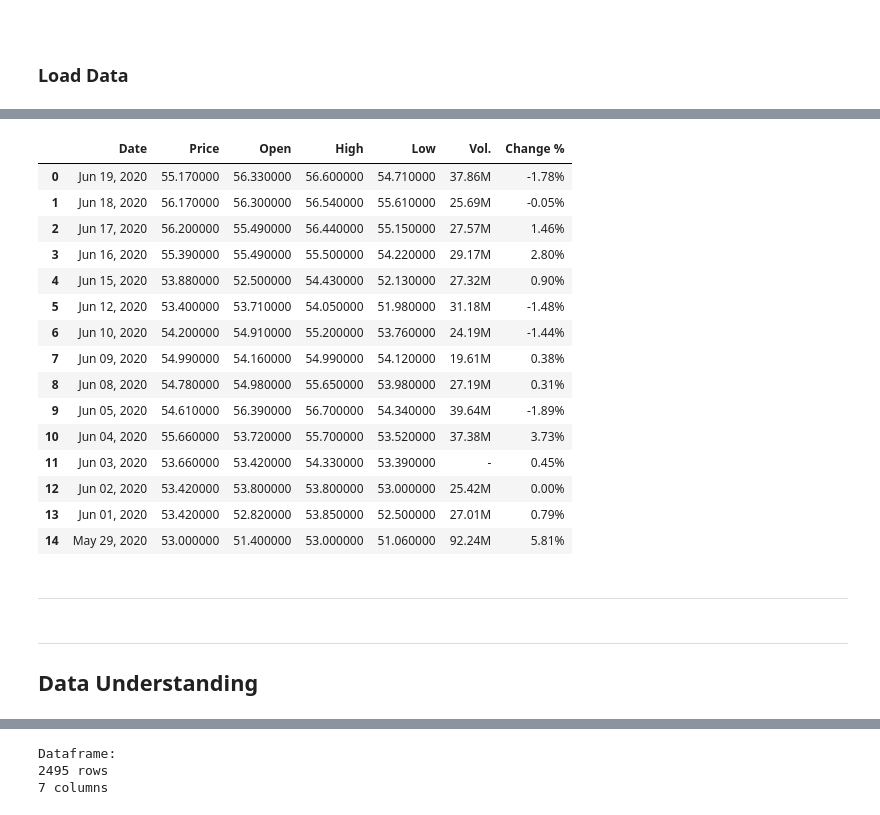
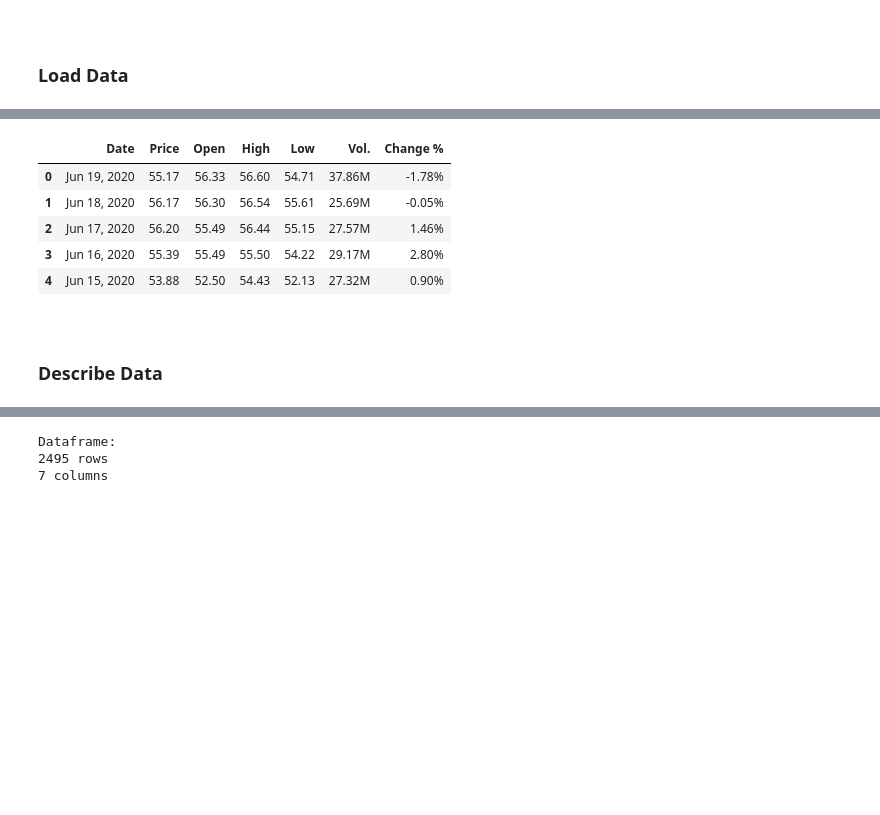
Before and after one commit to brunocampos01/forecast-of-time-series-with-stock-data, a Jupyter notebook: notebooks/01-preprocessing_data_exploration.ipynb, the cells around one changed output, grey strips where cells are left out. Cells and saved outputs as stored; diff of their text form; code cells hidden in the pictures; blank space fills up the shorter version.

```diff
--- a/notebooks/01-preprocessing_data_exploration.ipynb
+++ b/notebooks/01-preprocessing_data_exploration.ipynb
@@ -158,25 +170,13 @@ Wall time: 11.4 ms
 # %%
-df_vale3.head(15)
+df_vale3.head()
 # %% [output]
 |  | Date | Price | Open | High | Low | Vol. | Change % |
-| 0 | Jun 19, 2020 | 55.170000 | 56.330000 | 56.600000 | 54.710000 | 37.86M | -1.78% |
-| 1 | Jun 18, 2020 | 56.170000 | 56.300000 | 56.540000 | 55.610000 | 25.69M | -0.05% |
-| 2 | Jun 17, 2020 | 56.200000 | 55.490000 | 56.440000 | 55.150000 | 27.57M | 1.46% |
-| 3 | Jun 16, 2020 | 55.390000 | 55.490000 | 55.500000 | 54.220000 | 29.17M | 2.80% |
-| 4 | Jun 15, 2020 | 53.880000 | 52.500000 | 54.430000 | 52.130000 | 27.32M | 0.90% |
-| 5 | Jun 12, 2020 | 53.400000 | 53.710000 | 54.050000 | 51.980000 | 31.18M | -1.48% |
-| 6 | Jun 10, 2020 | 54.200000 | 54.910000 | 55.200000 | 53.760000 | 24.19M | -1.44% |
-| 7 | Jun 09, 2020 | 54.990000 | 54.160000 | 54.990000 | 54.120000 | 19.61M | 0.38% |
-| 8 | Jun 08, 2020 | 54.780000 | 54.980000 | 55.650000 | 53.980000 | 27.19M | 0.31% |
-| 9 | Jun 05, 2020 | 54.610000 | 56.390000 | 56.700000 | 54.340000 | 39.64M | -1.89% |
-| 10 | Jun 04, 2020 | 55.660000 | 53.720000 | 55.700000 | 53.520000 | 37.38M | 3.73% |
-| 11 | Jun 03, 2020 | 53.660000 | 53.420000 | 54.330000 | 53.390000 | - | 0.45% |
-| 12 | Jun 02, 2020 | 53.420000 | 53.800000 | 53.800000 | 53.000000 | 25.42M | 0.00% |
-| 13 | Jun 01, 2020 | 53.420000 | 52.820000 | 53.850000 | 52.500000 | 27.01M | 0.79% |
-| 14 | May 29, 2020 | 53.000000 | 51.400000 | 53.000000 | 51.060000 | 92.24M | 5.81% |
+| 0 | Jun 19, 2020 | 55.17 | 56.33 | 56.60 | 54.71 | 37.86M | -1.78% |
+| 1 | Jun 18, 2020 | 56.17 | 56.30 | 56.54 | 55.61 | 25.69M | -0.05% |
+| 2 | Jun 17, 2020 | 56.20 | 55.49 | 56.44 | 55.15 | 27.57M | 1.46% |
+| 3 | Jun 16, 2020 | 55.39 | 55.49 | 55.50 | 54.22 | 29.17M | 2.80% |
+| 4 | Jun 15, 2020 | 53.88 | 52.50 | 54.43 | 52.13 | 27.32M | 0.90% |
-# %% [markdown]
----
 # %% [markdown]
----
+<br/>
 
-## **Data Understanding**
+### **Describe Data**
```
Also changed, not shown: parts of 40 cells of this notebook, 6 other files.
